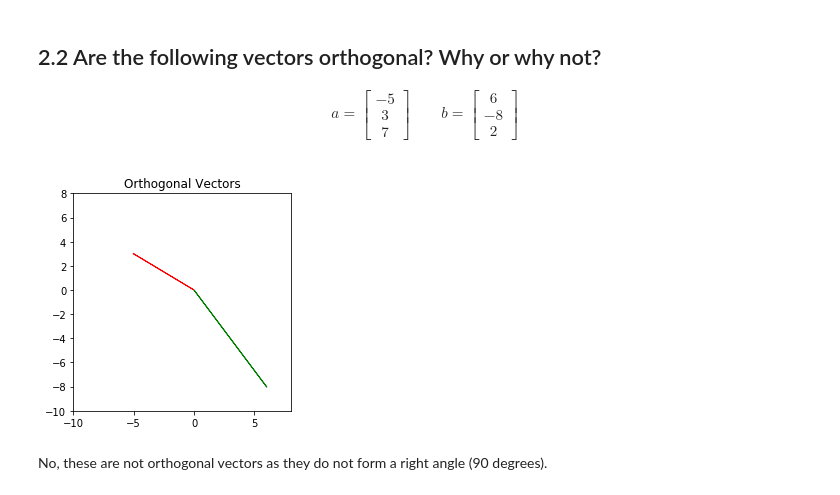
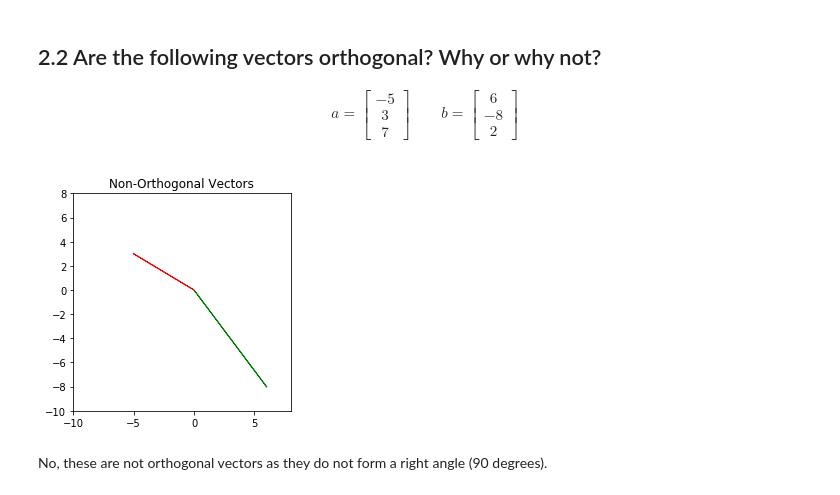
Before and after one commit to JimKing100/DS-Unit-1-Sprint-4-Linear-Algebra, a Jupyter notebook: module2-intermediate-linear-algebra/Intermediate_Linear_Algebra_Assignment.ipynb, the cells around one changed output. Drawn from its saved outputs; the diff is of its cells as text; code cells hidden in the pictures.

```diff
--- a/module2-intermediate-linear-algebra/Intermediate_Linear_Algebra_Assignment.ipynb
+++ b/module2-intermediate-linear-algebra/Intermediate_Linear_Algebra_Assignment.ipynb
@@ -144,18 +144,18 @@ b = \begin{bmatrix} 6 \\ -8 \\ 2 \end{bmatrix}
 # %%
 vector_1 = [-5, 3, 7]
 vector_2 = [6, -8, 2]
 
 plt.axes().set_aspect('equal')
 
 # Plot the Scaled Vectors
 plt.arrow(0,0, vector_1[0], vector_1[1],head_width=.05, head_length=0.05, color ='red')
 plt.arrow(0,0, vector_2[0], vector_2[1],head_width=.05, head_length=0.05, color ='green')
 plt.xlim(-10,8)
 plt.ylim(-10,8)
-plt.title("Orthogonal Vectors")
+plt.title("Non-Orthogonal Vectors")
 plt.show()
 # %% [output]
-[figure, old version]
+[figure, new version]
 # %% [markdown]
 No, these are not orthogonal vectors as they do not form a right angle (90 degrees).
 # %% [markdown]
```
Also changed, not shown: parts of 4 cells of this notebook.
